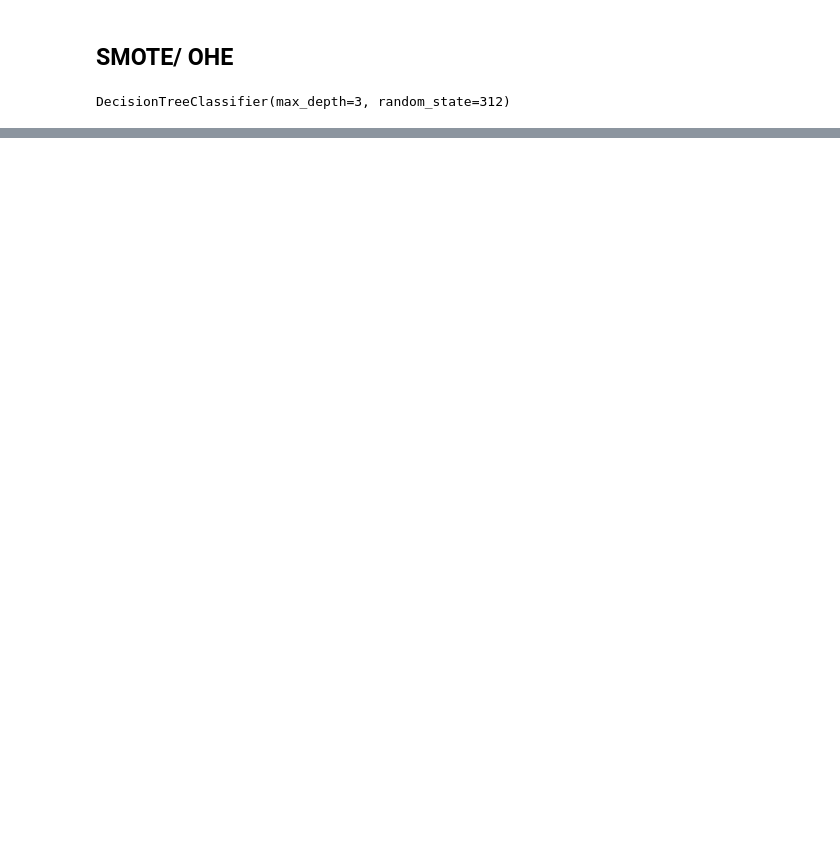
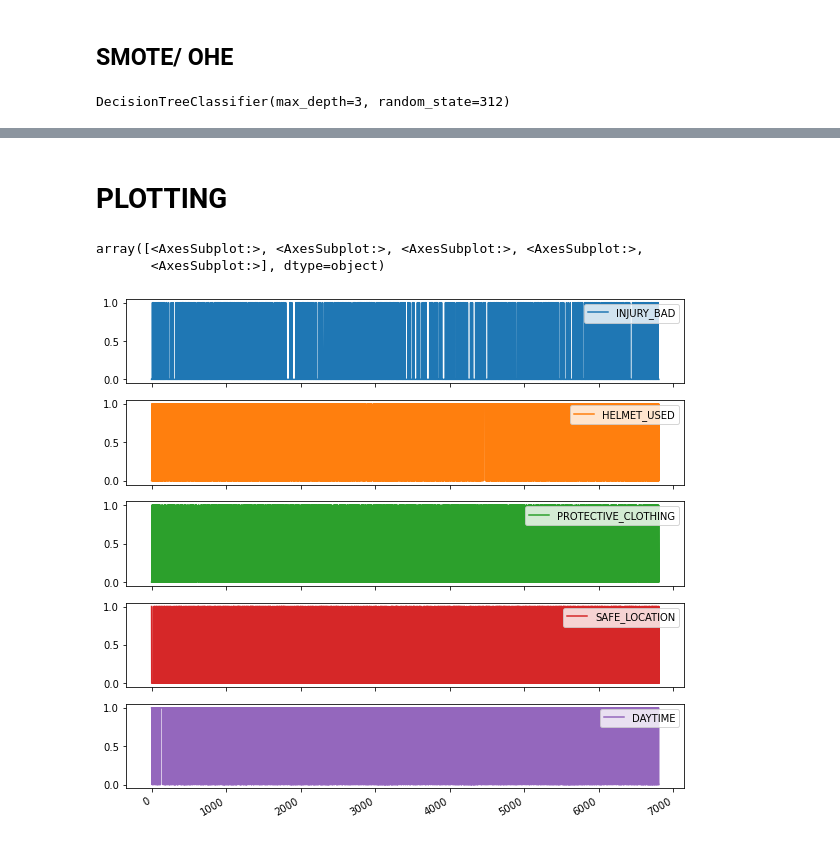
Before and after one commit to jnahra/phase-3-project, a Jupyter notebook: sean_eval.ipynb, the cells around one changed output, grey strips where cells are left out. Drawn from its saved outputs; the diff is of its cells as text; code cells hidden in the pictures; blank space fills up the shorter version.

```diff
--- a/sean_eval.ipynb
+++ b/sean_eval.ipynb
@@ -428,0 +393,8 @@ weighted avg       0.58      0.58      0.58      9748
+# %% [markdown]
+# PLOTTING
+# %%
+df_big.plot(subplots=True,figsize=(10,10))
+# %% [output]
+array([<AxesSubplot:>, <AxesSubplot:>, <AxesSubplot:>, <AxesSubplot:>,
+       <AxesSubplot:>], dtype=object)
+[figure, added]
```
Also changed, not shown: parts of 44 cells of this notebook.
